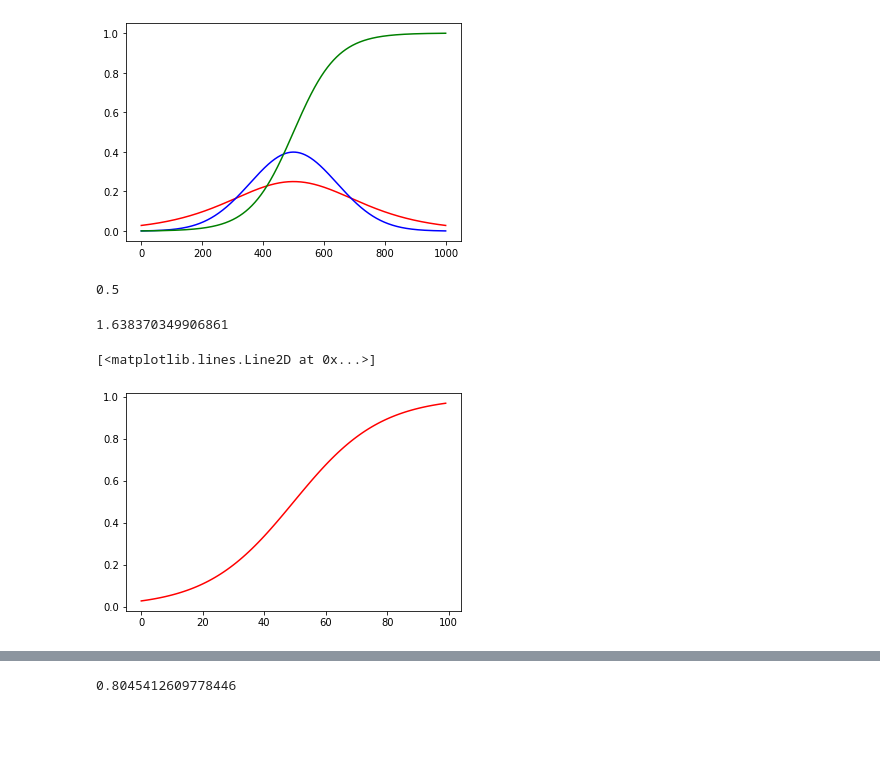
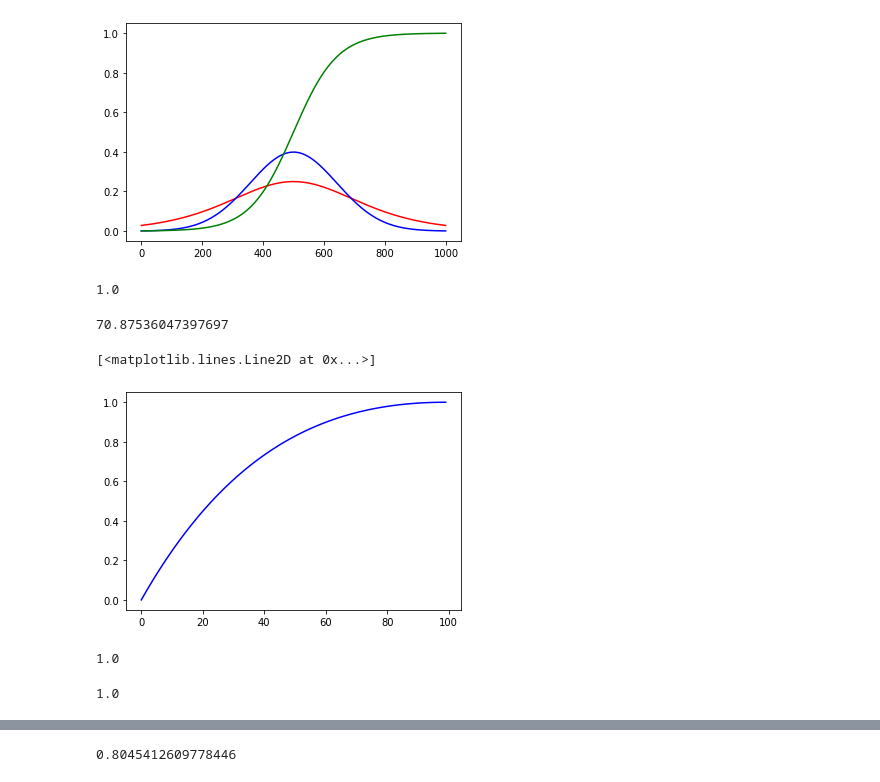
Before and after one commit to TSS-22/g-unit-of-agreement, a Jupyter notebook: miscellenaous/test_normalDistri.ipynb, the cells around one changed output, grey strips where cells are left out. Drawn from its saved outputs; the diff is of its cells as text; code cells hidden in the pictures; blank space fills up the shorter version.

```diff
--- a/miscellenaous/test_normalDistri.ipynb
+++ b/miscellenaous/test_normalDistri.ipynb
@@ -88,19 +88,42 @@ plt.plot(b, color = 'green')
 # %% [output]
 [<matplotlib.lines.Line2D at 0x...>]
 [figure]
-# %%
-np.round(0.5+np.tanh(0.5*7-3.5)/2,2)
-# %% [output]
-0.5
+# %%
+std = 0.27727543986058134
+x1 = 0.5878520852695681
+x2 = 0.34800324930077264
+
+x1 = 20
+
+
+np.round(0.5+np.tanh(((x1-x2)/std)*(2*std)-std)/2,2)
+# %% [output]
+1.0
+# %%
+(x1-x2)/std
+# %% [output]
+70.87536047397697
+# %%
+(np.tanh(((x1-x2)/std)*3))
+x = np.linspace(-1.5,1.5,100)
+y = np.linspace(0,1,100)
+a = np.tanh(x)*0.5
+b = 0.5+np.tanh((y*3)-1.5)*0.5
+b = 1 / (1 + np.exp(-x/0.25))
+b = y**1*np.exp(1)/np.exp(y**1)
+# plt.plot(a, color = 'red')
+plt.plot(b, color = 'blue')
+# %% [output]
+[<matplotlib.lines.Line2D at 0x...>]
+[figure, added]
+# %%
+b[-1]
+# %% [output]
+1.0
 # %%
-np.sum(a[0:49])
+np.exp(0)
 # %% [output]
-1.638370349906861
+1.0
-# %%
-plt.plot(a, color = 'red')
-# %% [output]
-[<matplotlib.lines.Line2D at 0x...>]
-[figure, removed]
 # %%
 # Function to get the distri of the occurence x of the variable
 def range_values(x, FACTOR_STD, FACTOR_PRECISION):
```
Also changed, not shown: parts of 1 cell of this notebook, 13 other files.
